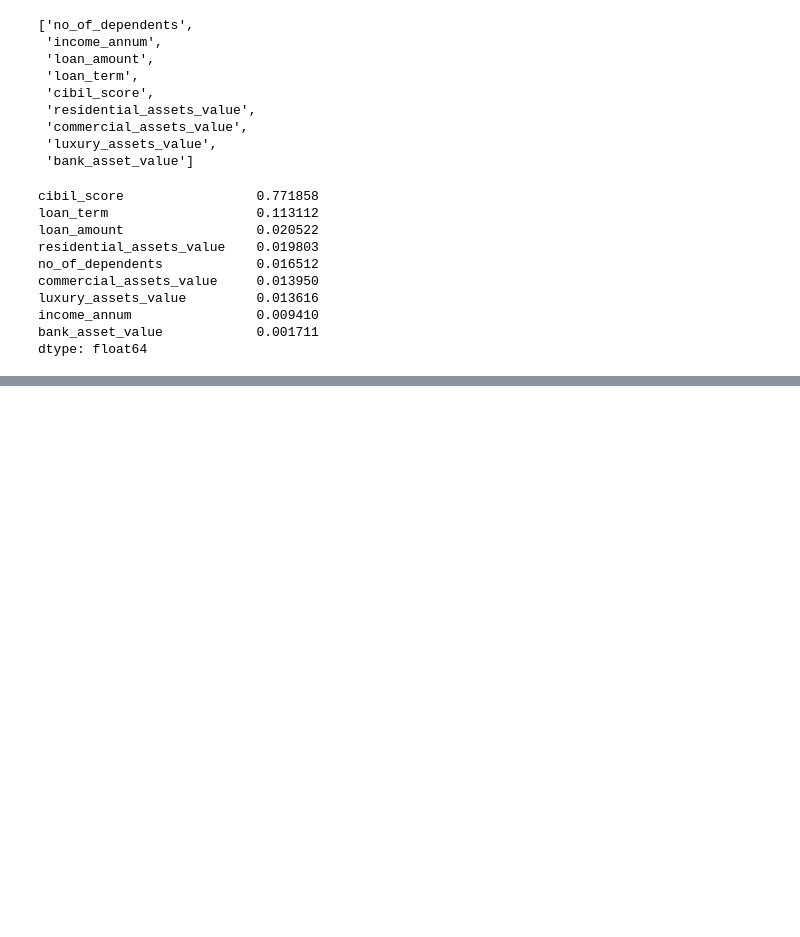
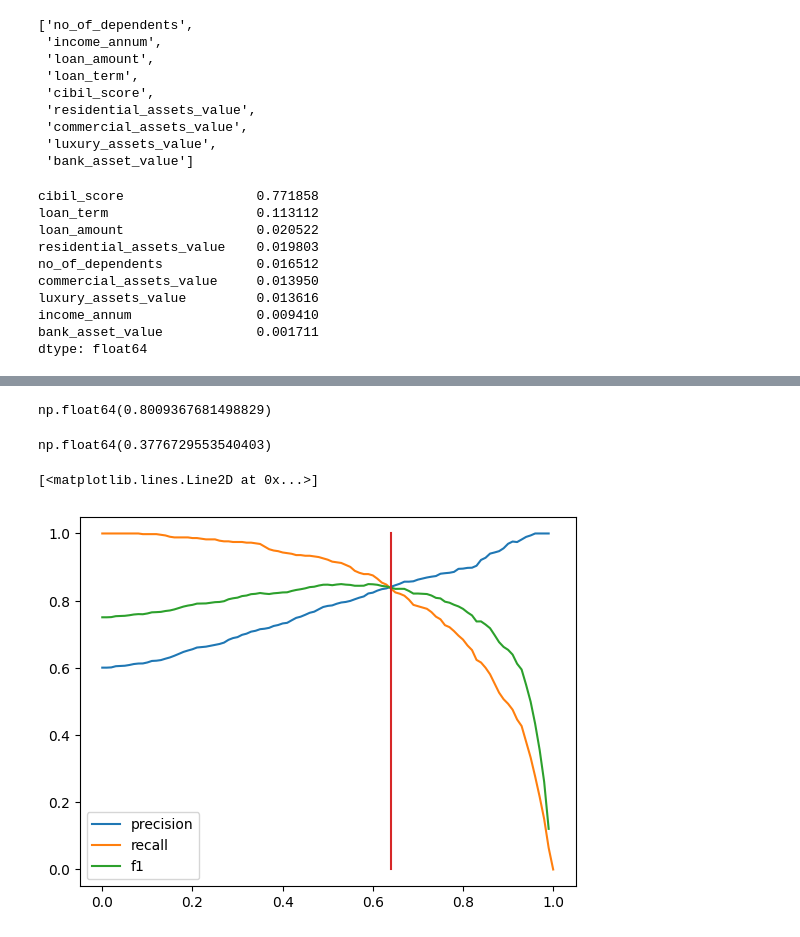
Before and after one commit to n-a-peter/MLZ-midterm, a Jupyter notebook: loan_approval.ipynb, the cells around one changed output, grey strips where cells are left out. Drawn from its saved outputs; the diff is of its cells as text; code cells hidden in the pictures; blank space fills up the shorter version.

```diff
--- a/loan_approval.ipynb
+++ b/loan_approval.ipynb
@@ -294,0 +330,7 @@ dtype: float64
+# %%
+# MODEL TRAINING
+### Logistic Regression classifier
+
+model = LogisticRegression(solver='lbfgs', C=1.0, max_iter=1000) # solver=’lbfgs’, solver='liblinear'
+# solver='lbfgs' produces a better roc_auc_score and accuracy than solver='liblinear'
+model.fit(X_train, y_train)
@@ -294,0 +341,3 @@ dtype: float64
+# %%
+y_pred = model.predict_proba(X_val)[:,1]
+#y_pred
@@ -294,0 +348,6 @@ dtype: float64
+# %%
+# Computing the model accuracy for a given threshold value
+loan_decision = y_pred>=0.5
+(y_val == loan_decision).mean()
+# %% [output]
+np.float64(0.8009367681498829)
@@ -294,0 +360,43 @@ dtype: float64
+# %%
+rmse_score = rmse(y_val, y_pred)
+rmse_score
+# %% [output]
+np.float64(0.3776729553540403)
+# %%
+# Calculating precision and recall for varying threshold values from 0 to 1 with incremental step of 0.01
+scores = []
+np.seterr(divide='ignore', invalid='ignore') # to allow division by zero
+thresholds = np.linspace(0,1,101)
+for t in thresholds:
+    actual_positive = (y_val == 1)
+    actual_negative = (y_val == 0)
+
+    predict_positive = (y_pred >= t)
+    predict_negative = (y_pred < t)
+
+    tp = (predict_positive & actual_positive).sum()
+    tn = (predict_negative & actual_negative).sum()
+    fp = (predict_positive & actual_negative).sum()
+    fn = (predict_negative & actual_positive).sum()
+    #print(tp, tn, fp, fn)
+    precision = tp / (tp + fp)
+    recall = tp / (tp + fn)
+
+    fpr = fp / (fp + tn)
+    f1 = (2 * precision * recall) / (precision + recall)
+
+    scores.append((t, tp, tn, fp, fn, precision, recall, fpr, f1))
+# %%
+# Creating a dataframe to show metrics
+columns = ['threshold', 'tp', 'tn','fp','fn','precision','recall','fpr', 'f1']
+df_scores = pd.DataFrame(scores, columns=columns)
+# %%
+# Visualising the results
+plt.plot(thresholds, df_scores.precision, label='precision')
+plt.plot(thresholds, df_scores.recall, label='recall')
+plt.plot(thresholds, df_scores.f1, label='f1')
+plt.legend()
+plt.plot([0.64,0.64], [0, 1])
+# %% [output]
+[<matplotlib.lines.Line2D at 0x...>]
+[figure, added]
```
Also changed, not shown: parts of 37 cells of this notebook, 4 other files.
